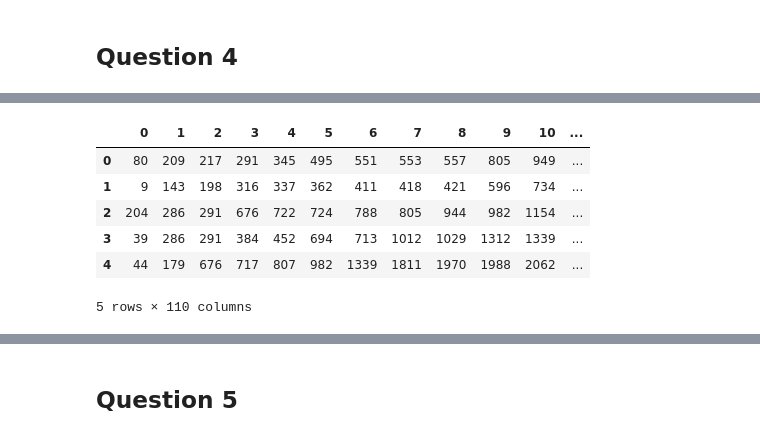
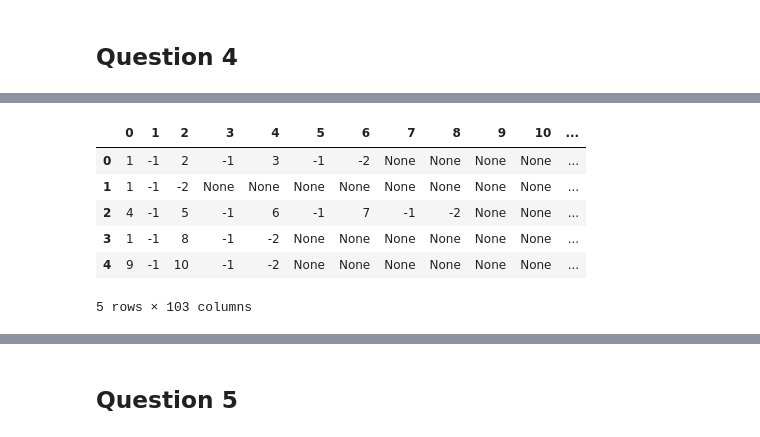
Before and after one commit to pi-aire/dataminig_sampling, a Jupyter notebook: TP_DataMining.ipynb, the cells around one changed output, grey strips where cells are left out. Saved outputs shown, nothing was run; the diff lists cells and outputs as text; code cells hidden in the pictures.

```diff
--- a/TP_DataMining.ipynb
+++ b/TP_DataMining.ipynb
@@ -189,15 +197,15 @@ dataset_1.head()
 # %%
-dataset_2 = pd.read_fwf("https://bitbucket.org/anesbendimerad/sigibbssamplingcode/raw/6699a50508fe177ee0c00dcc7d8e5390ee53688a/ItemsetDatasets/kdd.txt", sep=" ",header=None,)
+dataset_2 = pd.read_fwf("https://www.philippe-fournier-viger.com/spmf/datasets/kosarak_sequences.txt", sep=" ",header=None,)
 dataset_2 = dataset_2[0].str.split(' ', expand=True)
 dataset_2.head()
 # %% [output]
 |  | 0 | 1 | 2 | 3 | 4 | 5 | 6 | 7 | 8 | 9 | 10 | ... |
-| 0 | 80 | 209 | 217 | 291 | 345 | 495 | 551 | 553 | 557 | 805 | 949 | ... |
-| 1 | 9 | 143 | 198 | 316 | 337 | 362 | 411 | 418 | 421 | 596 | 734 | ... |
-| 2 | 204 | 286 | 291 | 676 | 722 | 724 | 788 | 805 | 944 | 982 | 1154 | ... |
-| 3 | 39 | 286 | 291 | 384 | 452 | 694 | 713 | 1012 | 1029 | 1312 | 1339 | ... |
-| 4 | 44 | 179 | 676 | 717 | 807 | 982 | 1339 | 1811 | 1970 | 1988 | 2062 | ... |
+| 0 | 1 | -1 | 2 | -1 | 3 | -1 | -2 | None | None | None | None | ... |
+| 1 | 1 | -1 | -2 | None | None | None | None | None | None | None | None | ... |
+| 2 | 4 | -1 | 5 | -1 | 6 | -1 | 7 | -1 | -2 | None | None | ... |
+| 3 | 1 | -1 | 8 | -1 | -2 | None | None | None | None | None | None | ... |
+| 4 | 9 | -1 | 10 | -1 | -2 | None | None | None | None | None | None | ... |
-5 rows × 110 columns
+5 rows × 103 columns
 # %%
 dataset_3 = pd.read_fwf("https://www.philippe-fournier-viger.com/spmf/datasets/MSNBC.txt", sep=" ",header=None,)
 dataset_3 = dataset_3[0].str.split(' ', expand=True)
```
Also changed, not shown: parts of 9 cells of this notebook.
